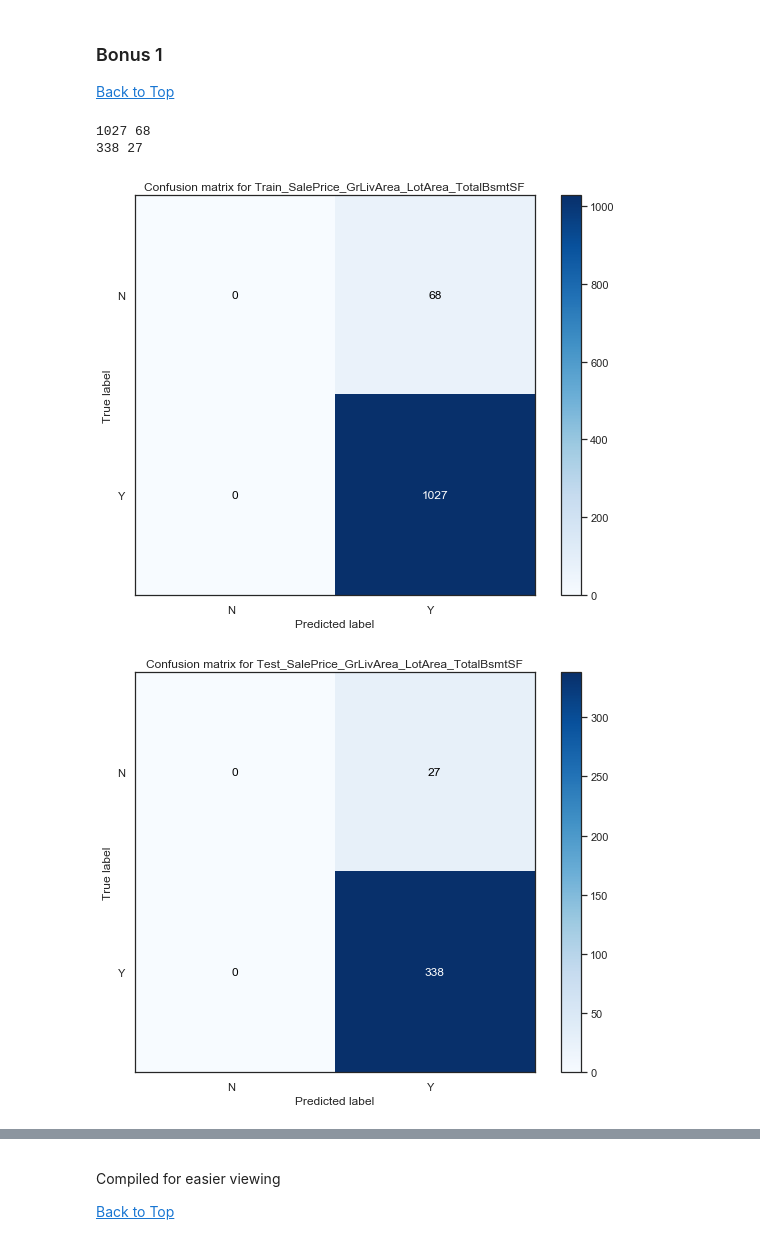
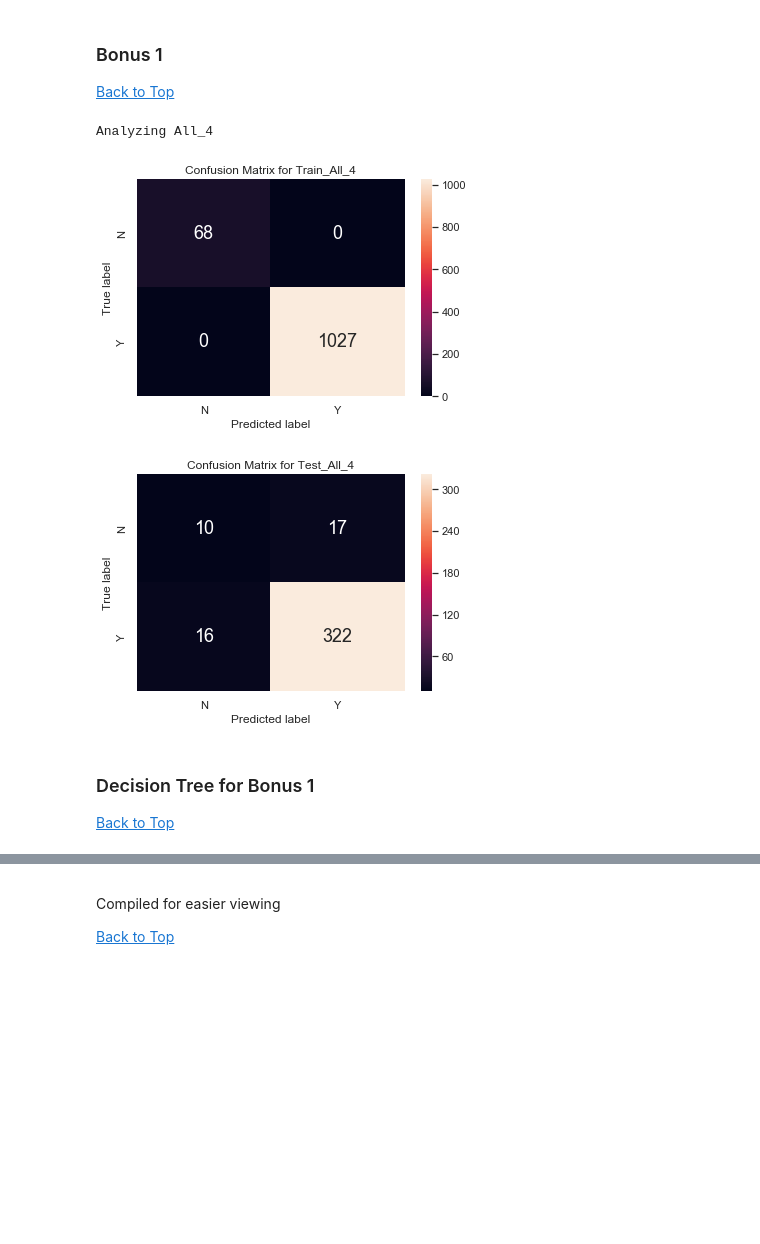
Before and after one commit to NicholasGoh/1016, a Jupyter notebook: Exercise6_suggested.ipynb, the cells around one changed output, grey strips where cells are left out. Saved outputs shown, nothing was run; the diff lists cells and outputs as text; code cells hidden in the pictures; blank space fills up the shorter version.

```diff
--- a/Exercise6_suggested.ipynb
+++ b/Exercise6_suggested.ipynb
@@ -287,32 +243,17 @@ The best model would seem to be `SalePrice` as it has the highest `True Negative
 ### Bonus 1
 
 <a href='#top'>Back to Top</a>
-# %%
-target = houseData['CentralAir']
-features = houseData[['SalePrice', 'GrLivArea', 'LotArea', 'TotalBsmtSF']]
-
-X_train, X_test, y_train, y_test = train_test_split(features, target, test_size = 0.25,
-                                                          random_state = 1)
-names.append('Train_All_4')
-names.append('Test_All_4')
-
-X_train = pd.DataFrame(X_train)
-y_train = pd.DataFrame(y_train)
-X_test = pd.DataFrame(X_test)
-y_test = pd.DataFrame(y_test)
-
-dectree = DecisionTreeClassifier(max_depth = 2)
-dectree.fit(X_train, y_train)
-
-y_train_pred = dectree.predict(X_train)
-y_test_pred = dectree.predict(X_test)
-
-results = analyze(y_true_list = [y_train, y_test], y_pred_list = [y_train_pred, y_test_pred],
-                  results = results,
-                  classes = list(y_test['CentralAir'].unique()),
-                  title = 'Confusion matrix for {}_SalePrice_GrLivArea_LotArea_TotalBsmtSF')
-# %% [output]
-1027 68
-338 27
-[figure, removed]
-[figure, removed]
+# %%
+multivariate = ['SalePrice', 'GrLivArea', 'LotArea', 'TotalBsmtSF']
+features = houseData[multivariate]
+results = split_analyze(features, target, results, override_title= 'All_4')
+# %% [output]
+Analyzing All_4
+[figure, added]
+[figure, added]
+# %% [markdown]
+<a id='bonus1Tree'></a>
+
+### Decision Tree for Bonus 1
+
+<a href='#top'>Back to Top</a>
```
Also changed, not shown: parts of 45 cells of this notebook.
